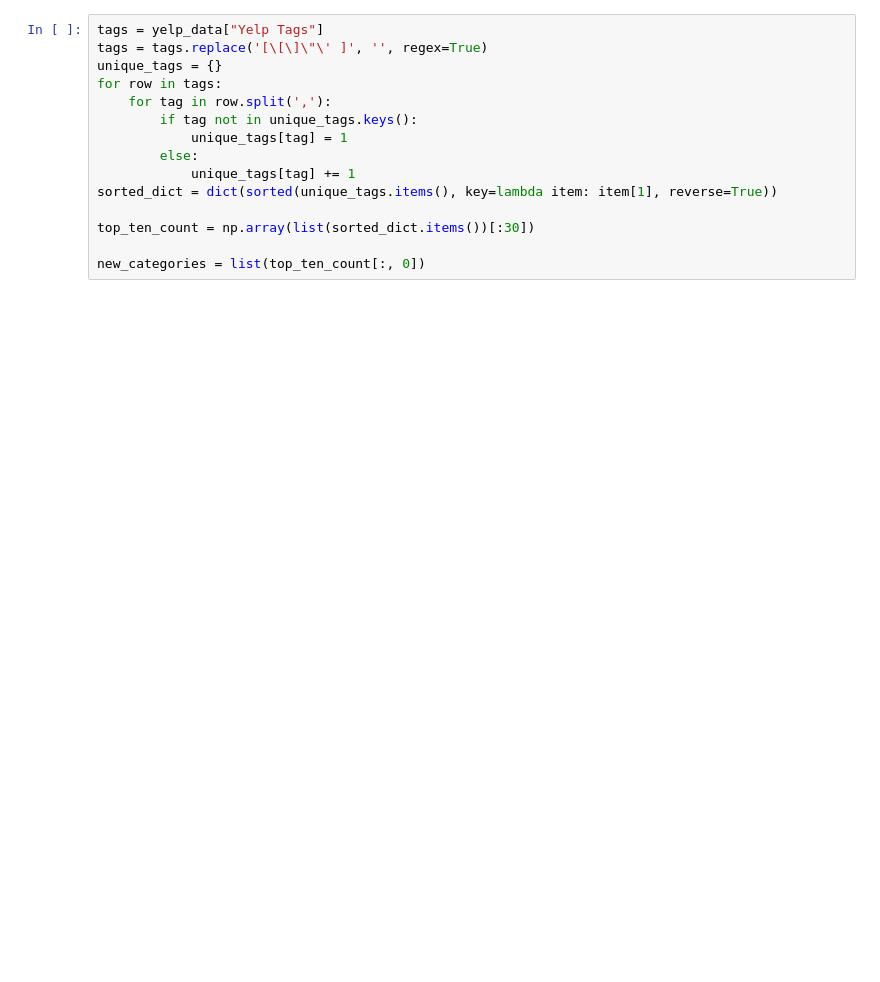
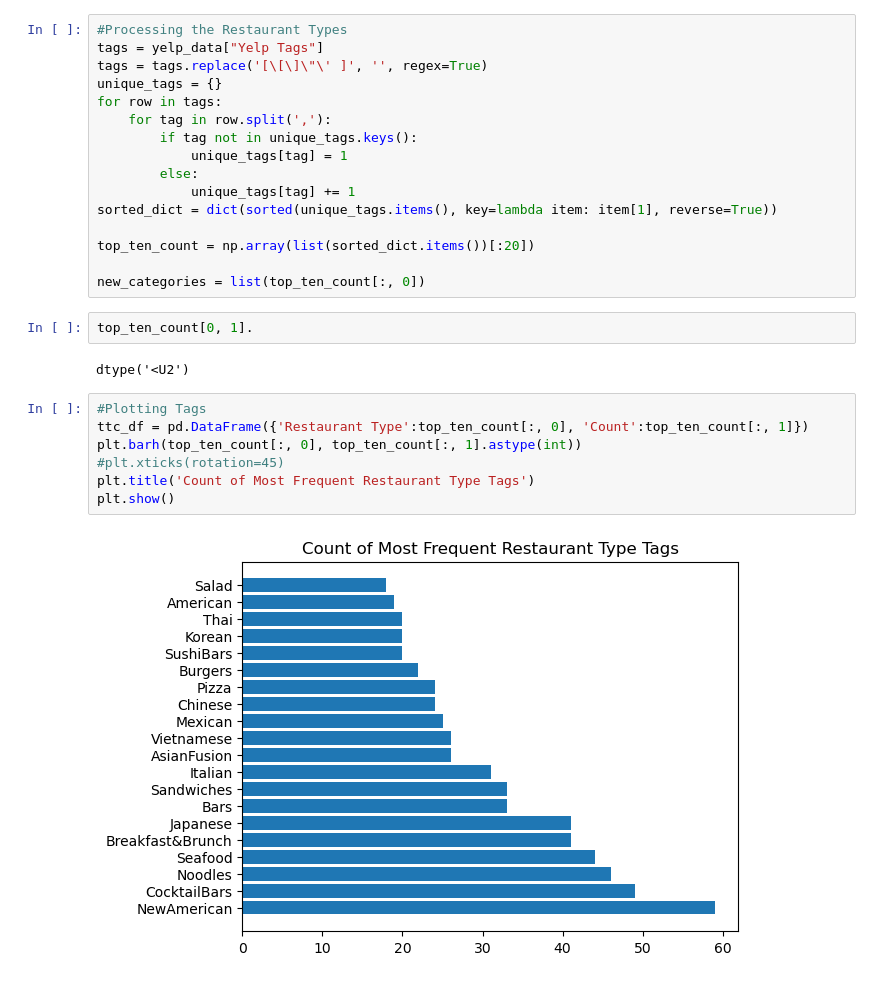
Before and after one commit to ajnetzley/Seattle-Restaurant-Reviews, a Jupyter notebook: preprocessing/preprocessing.ipynb, the cells around one changed output. Saved outputs shown, nothing was run; the diff lists cells and outputs as text; blank space fills up the shorter version.

Commit message:
Adding in initial plots

```diff
--- a/preprocessing/preprocessing.ipynb
+++ b/preprocessing/preprocessing.ipynb
@@ -39,4 +51,5 @@ yelp_data.to_csv(os.path.join(data_folder, 'Yelp_Processed.csv'))
 # %%
+#Processing the Restaurant Types
 tags = yelp_data["Yelp Tags"]
 tags = tags.replace('[\[\]\"\' ]', '', regex=True)
 unique_tags = {}
@@ -48,6 +61,19 @@ for row in tags:
             unique_tags[tag] += 1
 sorted_dict = dict(sorted(unique_tags.items(), key=lambda item: item[1], reverse=True))
 
-top_ten_count = np.array(list(sorted_dict.items())[:30])
+top_ten_count = np.array(list(sorted_dict.items())[:20])
 
 new_categories = list(top_ten_count[:, 0])
+# %%
+top_ten_count[0, 1].
+# %% [output]
+dtype('<U2')
+# %%
+#Plotting Tags
+ttc_df = pd.DataFrame({'Restaurant Type':top_ten_count[:, 0], 'Count':top_ten_count[:, 1]})
+plt.barh(top_ten_count[:, 0], top_ten_count[:, 1].astype(int))
+#plt.xticks(rotation=45)
+plt.title('Count of Most Frequent Restaurant Type Tags')
+plt.show()
+# %% [output]
+[figure, added]
```
Also changed, not shown: parts of 3 cells of this notebook.
